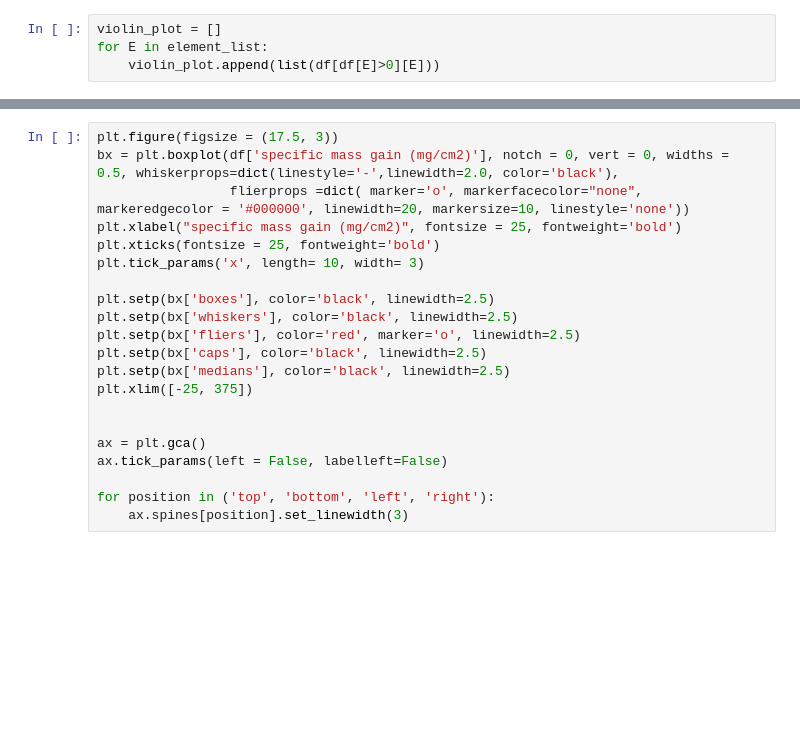
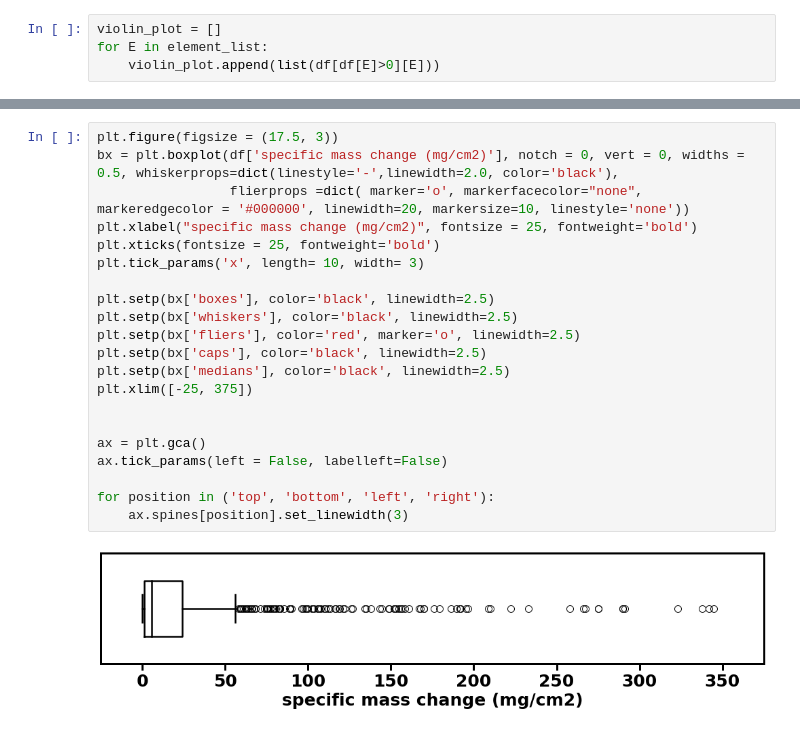
Before and after one commit to Tom-WCL/Dataset-of-oxidation-properties-of-refractory-alloys, a Jupyter notebook: data_analysis.ipynb, the cells around one changed output, grey strips where cells are left out. Drawn from its saved outputs; the diff is of its cells as text; blank space fills up the shorter version.

```diff
--- a/data_analysis.ipynb
+++ b/data_analysis.ipynb
@@ -137,23 +159,25 @@ for position in ('top', 'bottom', 'left', 'right'):
 # %%
 plt.figure(figsize = (17.5, 3))
-bx = plt.boxplot(df['specific mass gain (mg/cm2)'], notch = 0, vert = 0, widths = 0.5, whiskerprops=dict(linestyle='-',linewidth=2.0, color='black'),
+bx = plt.boxplot(df['specific mass change (mg/cm2)'], notch = 0, vert = 0, widths = 0.5, whiskerprops=dict(linestyle='-',linewidth=2.0, color='black'),
                  flierprops =dict( marker='o', markerfacecolor="none", markeredgecolor = '#000000', linewidth=20, markersize=10, linestyle='none'))
-plt.xlabel("specific mass gain (mg/cm2)", fontsize = 25, fontweight='bold')
+plt.xlabel("specific mass change (mg/cm2)", fontsize = 25, fontweight='bold')
 plt.xticks(fontsize = 25, fontweight='bold')
 plt.tick_params('x', length= 10, width= 3)
 
 plt.setp(bx['boxes'], color='black', linewidth=2.5)
 plt.setp(bx['whiskers'], color='black', linewidth=2.5)
 plt.setp(bx['fliers'], color='red', marker='o', linewidth=2.5)
 plt.setp(bx['caps'], color='black', linewidth=2.5)
 plt.setp(bx['medians'], color='black', linewidth=2.5)
 plt.xlim([-25, 375])
 
 
 ax = plt.gca()
 ax.tick_params(left = False, labelleft=False)
 
 for position in ('top', 'bottom', 'left', 'right'):
     ax.spines[position].set_linewidth(3)
+# %% [output]
+[figure, added]
 # %%
 plt.figure(figsize=(12,10))
```
Also changed, not shown: parts of 11 cells of this notebook.
